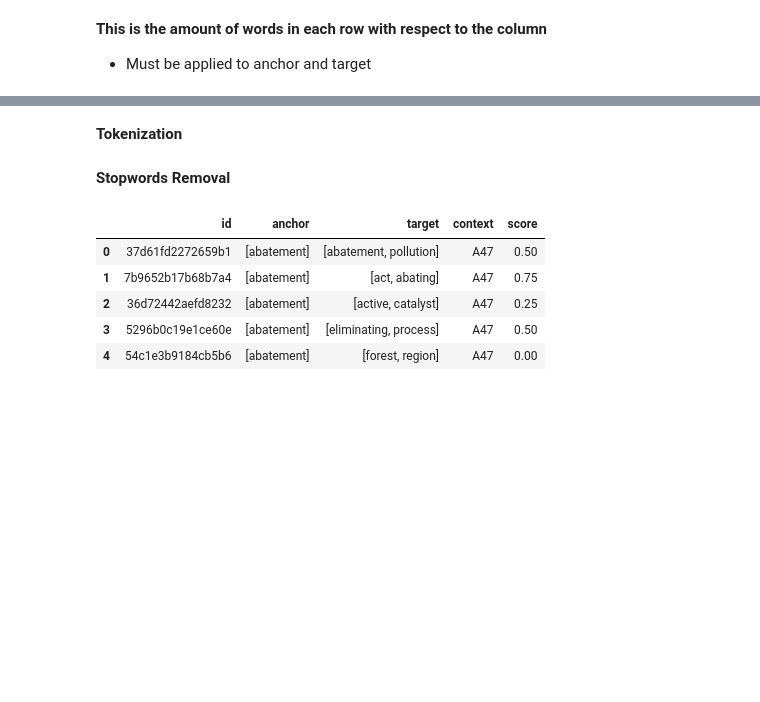
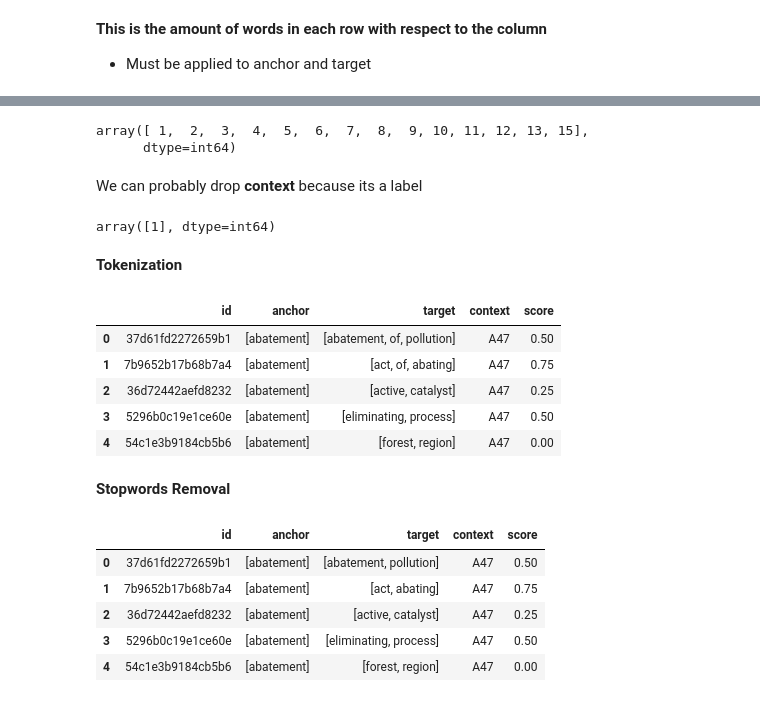
Before and after one commit to MichaelWoo-git/Phrase_Matching_Recog, a Jupyter notebook: Phrase_Match_Similarity.ipynb, the cells around one changed output, grey strips where cells are left out. Cells and saved outputs as stored; diff of their text form; code cells hidden in the pictures; blank space fills up the shorter version.

```diff
--- a/Phrase_Match_Similarity.ipynb
+++ b/Phrase_Match_Similarity.ipynb
@@ -93,3 +64,14 @@ Name: anchor, Length: 36473, dtype: object
+# %%
+np.unique(np.array(df_1['target'].apply(lambda x : len(x.split()))))
+# %% [output]
+array([ 1,  2,  3,  4,  5,  6,  7,  8,  9, 10, 11, 12, 13, 15],
+      dtype=int64)
+# %% [markdown]
+We can probably drop __context__ because its a label
+# %%
+np.unique(np.array(df_1['context'].apply(lambda x : len(x.split()))))
+# %% [output]
+array([1], dtype=int64)
 # %% [markdown]
 __Tokenization__
 # %%
@@ -100,5 +79,14 @@ from nltk.tokenize import word_tokenize
 df_1['target'] = df_1['target'].apply(lambda x : word_tokenize(x))
 df_1['anchor'] = df_1['anchor'].apply(lambda x : word_tokenize(x))
+# %%
+df_1.head()
+# %% [output]
+|  | id | anchor | target | context | score |
+| 0 | 37d61fd2272659b1 | [abatement] | [abatement, of, pollution] | A47 | 0.50 |
+| 1 | 7b9652b17b68b7a4 | [abatement] | [act, of, abating] | A47 | 0.75 |
+| 2 | 36d72442aefd8232 | [abatement] | [active, catalyst] | A47 | 0.25 |
+| 3 | 5296b0c19e1ce60e | [abatement] | [eliminating, process] | A47 | 0.50 |
+| 4 | 54c1e3b9184cb5b6 | [abatement] | [forest, region] | A47 | 0.00 |
 # %% [markdown]
 __Stopwords Removal__
 # %%
```
Also changed, not shown: parts of 39 cells of this notebook.
